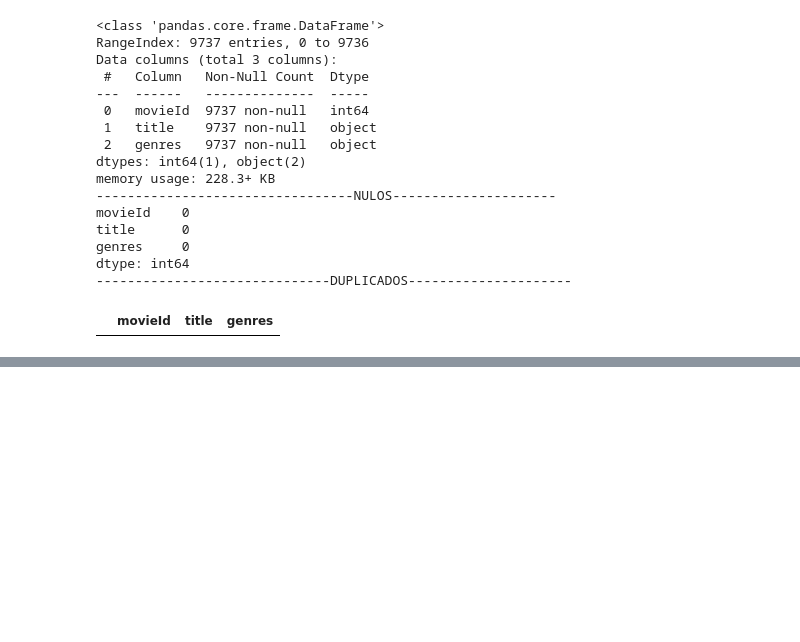
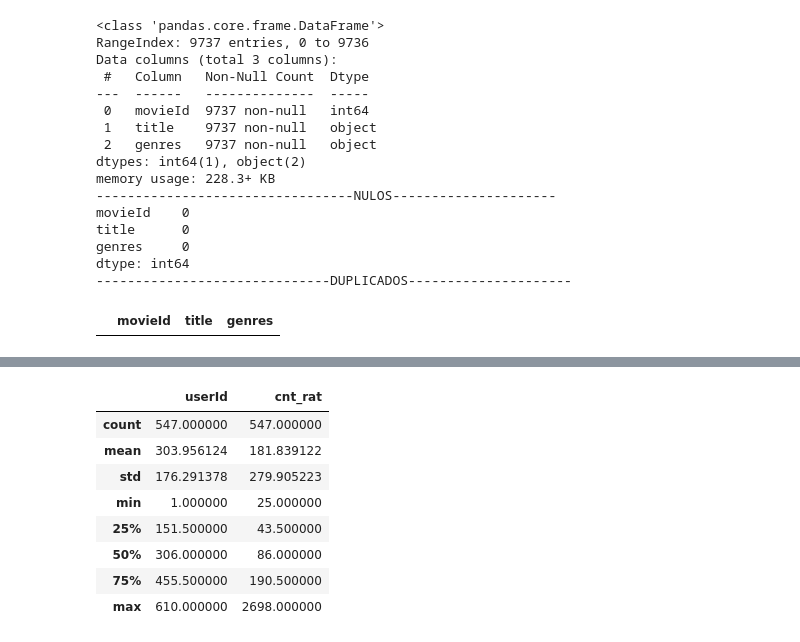
Before and after one commit to diegosaaval/film-recommendation-system, a Jupyter notebook: 1_data_cleaning.ipynb, the cells around one changed output, grey strips where cells are left out. Saved outputs shown, nothing was run; the diff lists cells and outputs as text; code cells hidden in the pictures; blank space fills up the shorter version.

```diff
--- a/1_data_cleaning.ipynb
+++ b/1_data_cleaning.ipynb
@@ -101,0 +188,35 @@ dtype: int64
+# %%
+#### filtrar usuarios con más de 25 películas calificados (para tener calificación confiable)
+rating_users2 = pd.read_sql(
+    """ select "userId" as userId,
+                         count(*) as cnt_rat
+                         from full_table
+                         group by "userId"
+                         having cnt_rat >=25
+                         order by cnt_rat asc
+                         """,
+    conn,
+)
+
+
+### gráfica distribución después de filtrar datos
+fig = px.histogram(
+    rating_users2,
+    x="cnt_rat",
+    title="Hist frecuencia de numero de calificaciones por usuario",
+)
+fig.show()
+
+
+### ver distribución después de filtros
+rating_users2.describe()
+# %% [output]
+|  | userId | cnt_rat |
+| count | 547.000000 | 547.000000 |
+| mean | 303.956124 | 181.839122 |
+| std | 176.291378 | 279.905223 |
+| min | 1.000000 | 25.000000 |
+| 25% | 151.500000 | 43.500000 |
+| 50% | 306.000000 | 86.000000 |
+| 75% | 455.500000 | 190.500000 |
+| max | 610.000000 | 2698.000000 |
```
Also changed, not shown: parts of 17 cells of this notebook, 1 other file.
